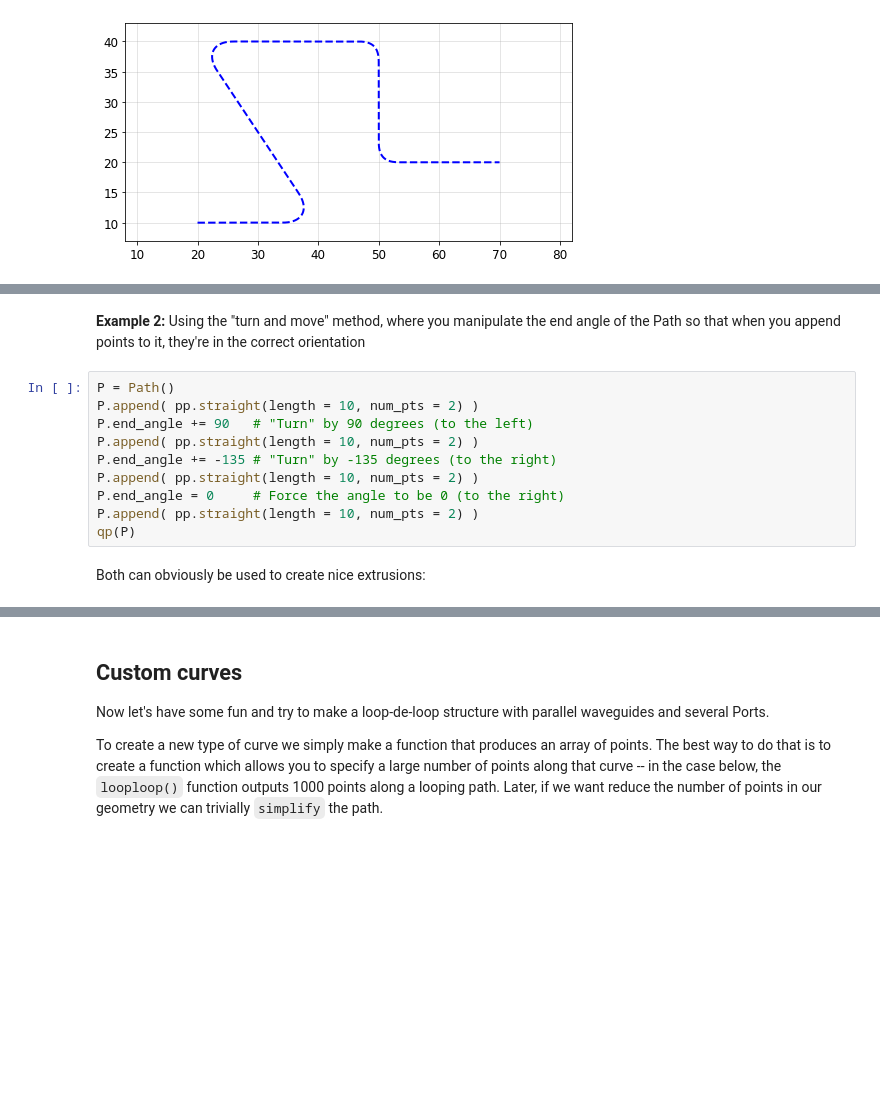
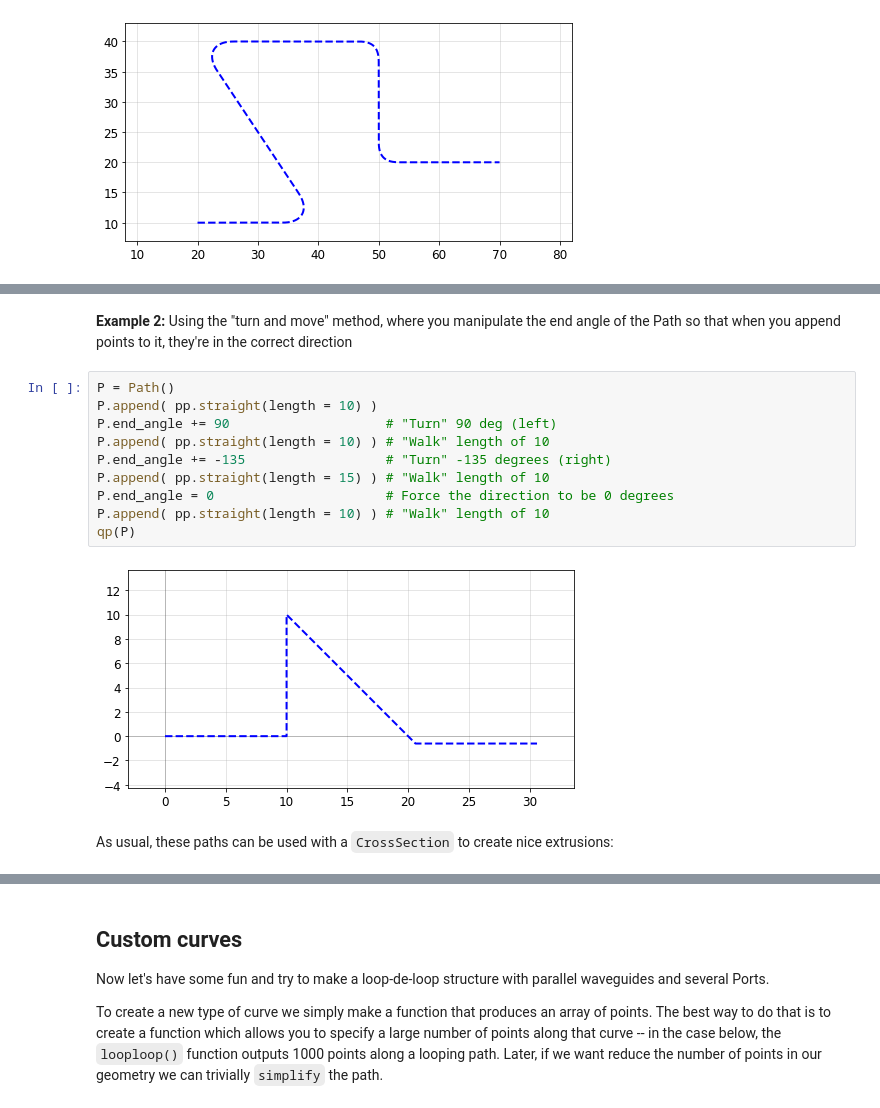
Before and after one commit to amccaugh/phidl, a Jupyter notebook: docs/tutorials/waveguides.ipynb, the cells around one changed output, grey strips where cells are left out. Cells and saved outputs as stored; diff of their text form; blank space fills up the shorter version.

```diff
--- a/docs/tutorials/waveguides.ipynb
+++ b/docs/tutorials/waveguides.ipynb
@@ -195,17 +197,19 @@ qp(P)
 # %% [markdown]
-**Example 2:** Using the "turn and move" method, where you manipulate the end angle of the Path so that when you append points to it, they're in the correct orientation
+**Example 2:** Using the "turn and move" method, where you manipulate the end angle of the Path so that when you append points to it, they're in the correct direction
 # %%
 P = Path()
-P.append( pp.straight(length = 10, num_pts = 2) )
-P.end_angle += 90   # "Turn" by 90 degrees (to the left)
-P.append( pp.straight(length = 10, num_pts = 2) )
-P.end_angle += -135 # "Turn" by -135 degrees (to the right)
-P.append( pp.straight(length = 10, num_pts = 2) )
-P.end_angle = 0     # Force the angle to be 0 (to the right)
-P.append( pp.straight(length = 10, num_pts = 2) )
+P.append( pp.straight(length = 10) )
+P.end_angle += 90                    # "Turn" 90 deg (left)
+P.append( pp.straight(length = 10) ) # "Walk" length of 10
+P.end_angle += -135                  # "Turn" -135 degrees (right)
+P.append( pp.straight(length = 15) ) # "Walk" length of 10
+P.end_angle = 0                      # Force the direction to be 0 degrees
+P.append( pp.straight(length = 10) ) # "Walk" length of 10
 qp(P)
+# %% [output]
+[figure, added]
 # %% [markdown]
-Both can obviously be used to create nice extrusions:
+As usual, these paths can be used with a `CrossSection` to create nice extrusions:
 # %%
 
 # Create the CrossSection
```
Also changed, not shown: parts of 12 cells of this notebook.
